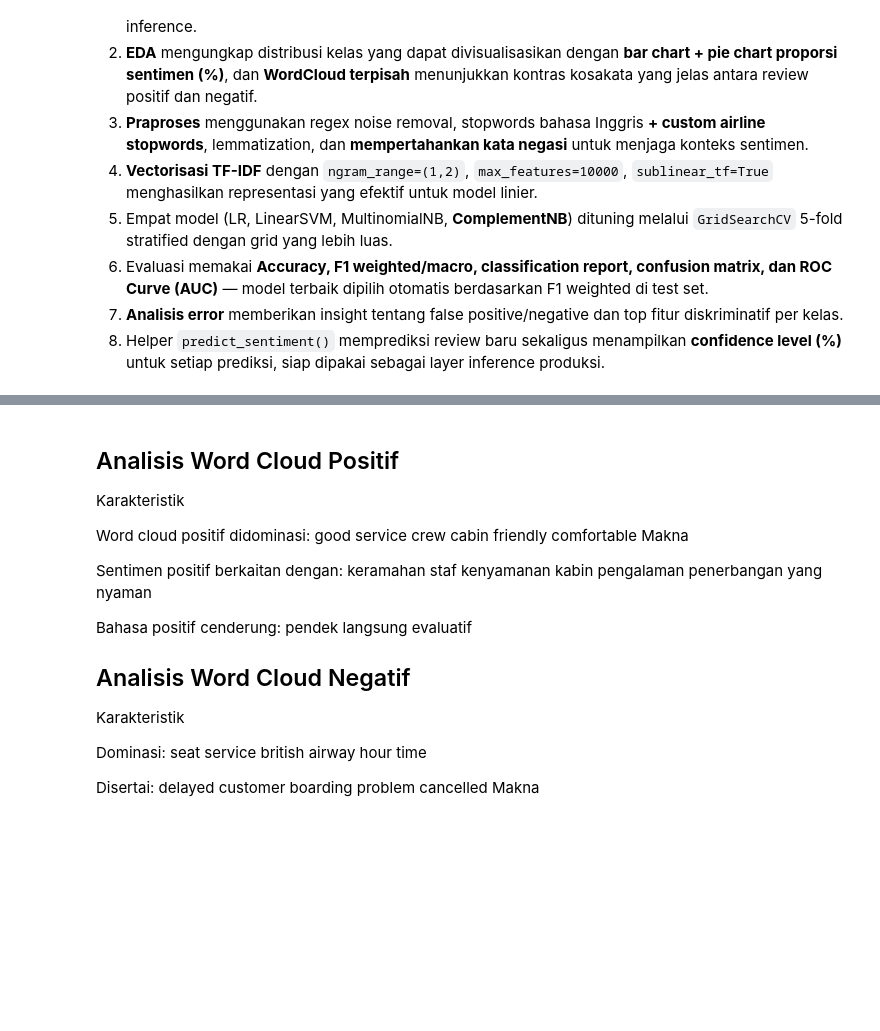
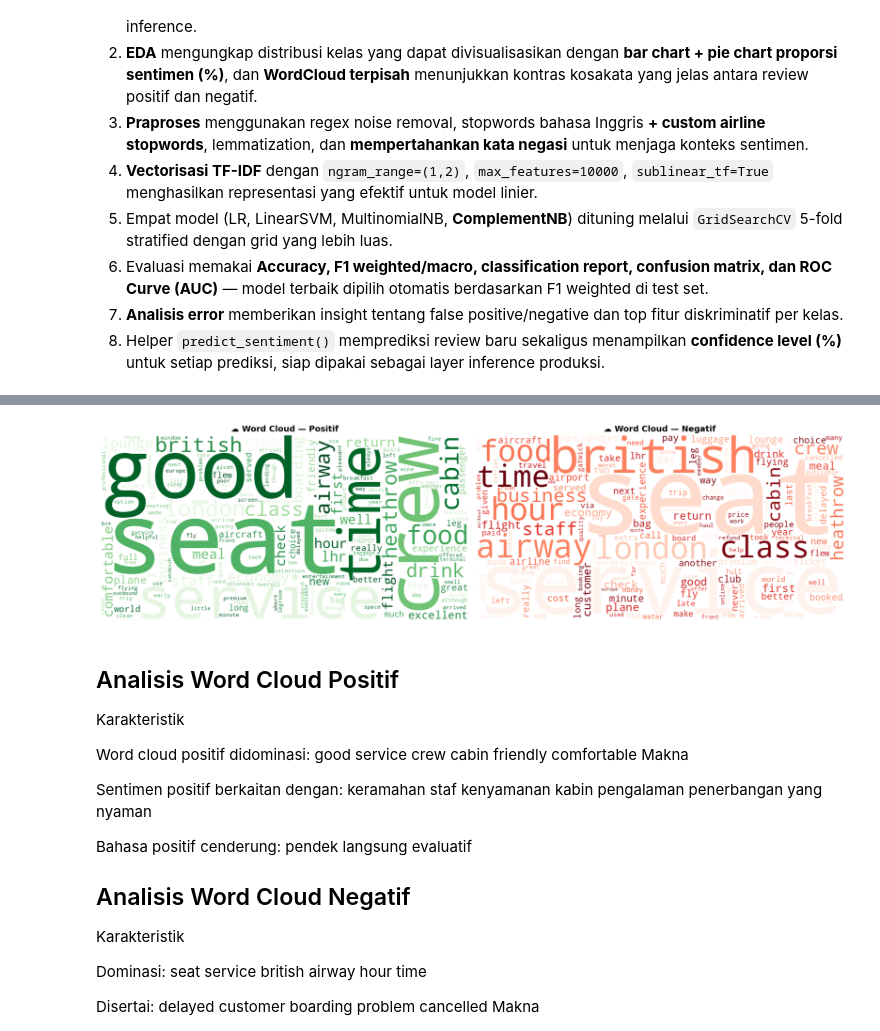
Before and after one commit to sarahreiaisyah/TextMining_Kelompok-8, a Jupyter notebook: TEXT_MINING8.ipynb, the cells around one changed output, grey strips where cells are left out. Cells and saved outputs as stored; diff of their text form; code cells hidden in the pictures; blank space fills up the shorter version.

```diff
--- a/TEXT_MINING8.ipynb
+++ b/TEXT_MINING8.ipynb
@@ -1134,3 +1391,27 @@ Dari analisis error: kesalahan tipikal adalah review *campuran* ("good food **bu
+# %%
+fig, axes = plt.subplots(1, 2, figsize=(18, 7))
+
+for ax, label, title, cmap in [
+    (axes[0], 1, '☁️ Word Cloud — Positif', 'Greens'),
+    (axes[1], 0, '☁️ Word Cloud — Negatif', 'Reds')
+]:
+    text = ' '.join(df_clean[df_clean['label'] == label]['content_clean'])
+    wc = WordCloud(
+        width=800, height=400,
+        background_color='white',
+        colormap=cmap,
+        max_words=150,
+        collocations=False
+    ).generate(text)
+    ax.imshow(wc, interpolation='bilinear')
+    ax.axis('off')
+    ax.set_title(title, fontsize=14, fontweight='bold')
+
+plt.tight_layout()
+plt.savefig('eda_wordcloud.png', dpi=150, bbox_inches='tight')
+plt.show()
+# %% [output]
+[figure, added]
 # %% [markdown]
 ## Analisis Word Cloud Positif
 Karakteristik
```
Also changed, not shown: parts of 20 cells of this notebook.
